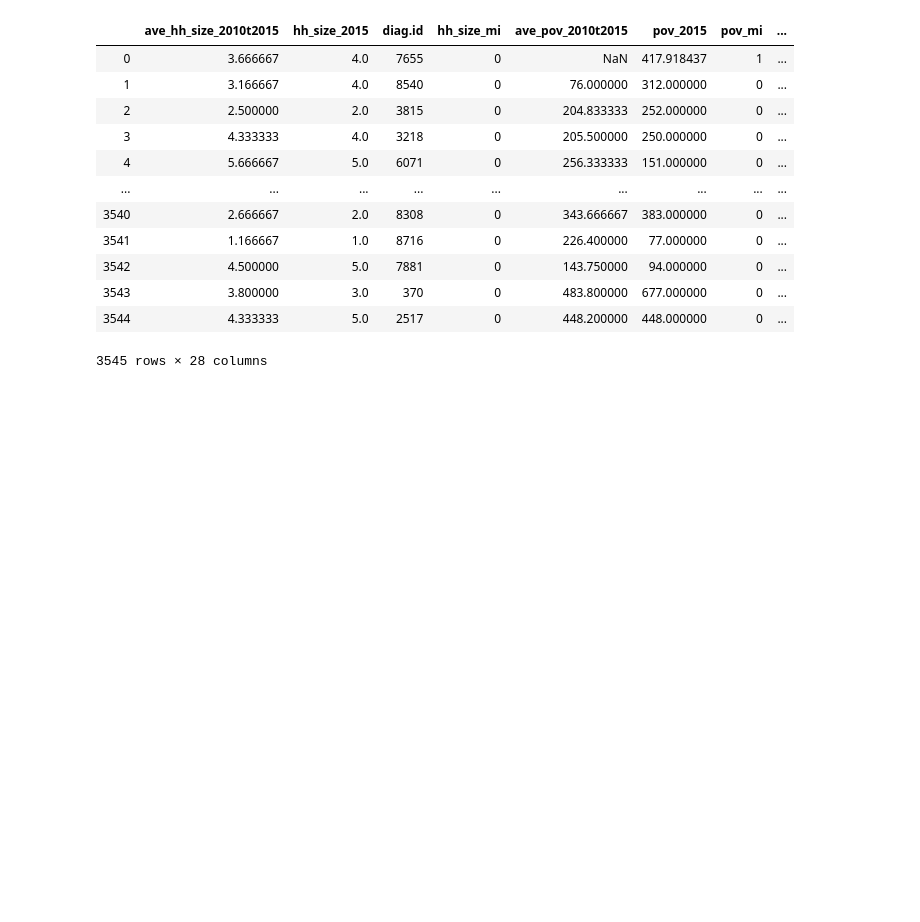
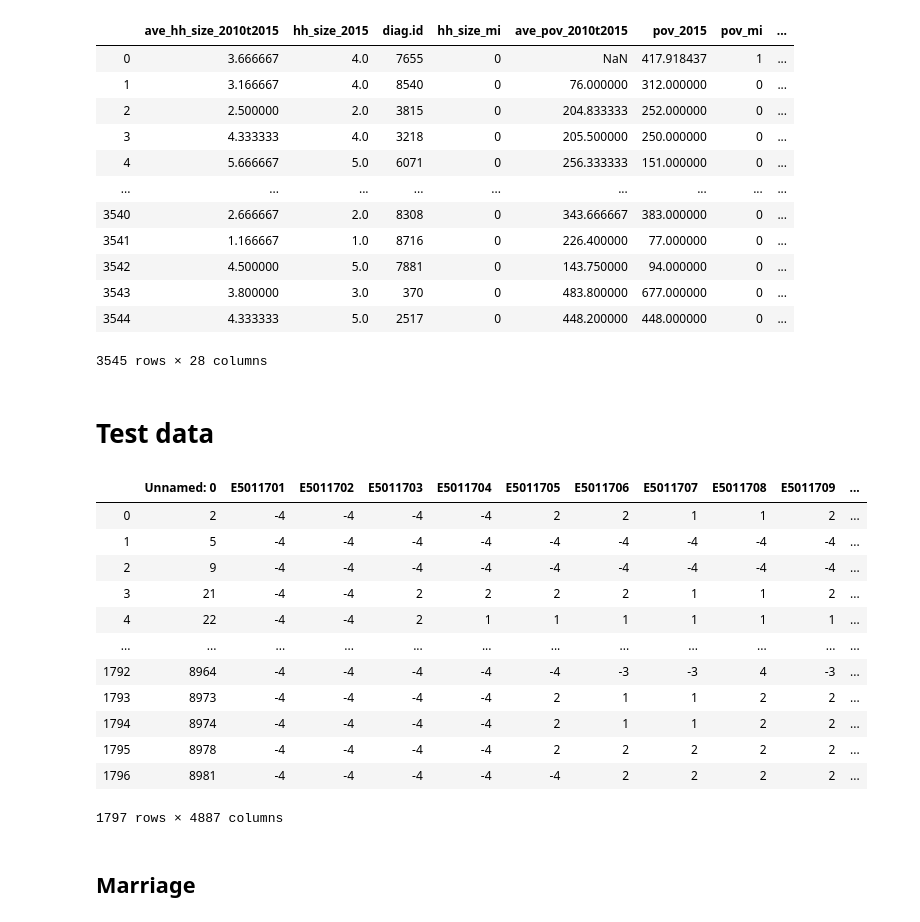
Before and after one commit to lucasmation/MLapp-yhat-challenge, a Jupyter notebook: Part1.ipynb, the cells around one changed output. Saved outputs shown, nothing was run; the diff lists cells and outputs as text; code cells hidden in the pictures; blank space fills up the shorter version.

```diff
--- a/Part1.ipynb
+++ b/Part1.ipynb
@@ -800,3 +816,5 @@ final_data_train
 | 3543 | 3.800000 | 3.0 | 370 | 0 | 483.800000 | 677.000000 | 0 | ... |
 | 3544 | 4.333333 | 5.0 | 2517 | 0 | 448.200000 | 448.000000 | 0 | ... |
 3545 rows × 28 columns
+# %% [markdown]
+# Test data
@@ -802,0 +825,18 @@ final_data_train
+# %%
+test_data
+# %% [output]
+|  | Unnamed: 0 | E5011701 | E5011702 | E5011703 | E5011704 | E5011705 | E5011706 | E5011707 | E5011708 | E5011709 | ... |
+| 0 | 2 | -4 | -4 | -4 | -4 | 2 | 2 | 1 | 1 | 2 | ... |
+| 1 | 5 | -4 | -4 | -4 | -4 | -4 | -4 | -4 | -4 | -4 | ... |
+| 2 | 9 | -4 | -4 | -4 | -4 | -4 | -4 | -4 | -4 | -4 | ... |
+| 3 | 21 | -4 | -4 | 2 | 2 | 2 | 2 | 1 | 1 | 2 | ... |
+| 4 | 22 | -4 | -4 | 2 | 1 | 1 | 1 | 1 | 1 | 1 | ... |
+| ... | ... | ... | ... | ... | ... | ... | ... | ... | ... | ... | ... |
+| 1792 | 8964 | -4 | -4 | -4 | -4 | -4 | -3 | -3 | 4 | -3 | ... |
+| 1793 | 8973 | -4 | -4 | -4 | -4 | 2 | 1 | 1 | 2 | 2 | ... |
+| 1794 | 8974 | -4 | -4 | -4 | -4 | 2 | 1 | 1 | 2 | 2 | ... |
+| 1795 | 8978 | -4 | -4 | -4 | -4 | 2 | 2 | 2 | 2 | 2 | ... |
+| 1796 | 8981 | -4 | -4 | -4 | -4 | -4 | 2 | 2 | 2 | 2 | ... |
+1797 rows × 4887 columns
+# %% [markdown]
+## Marriage
```
Also changed, not shown: parts of 9 cells of this notebook, 2 other files.
